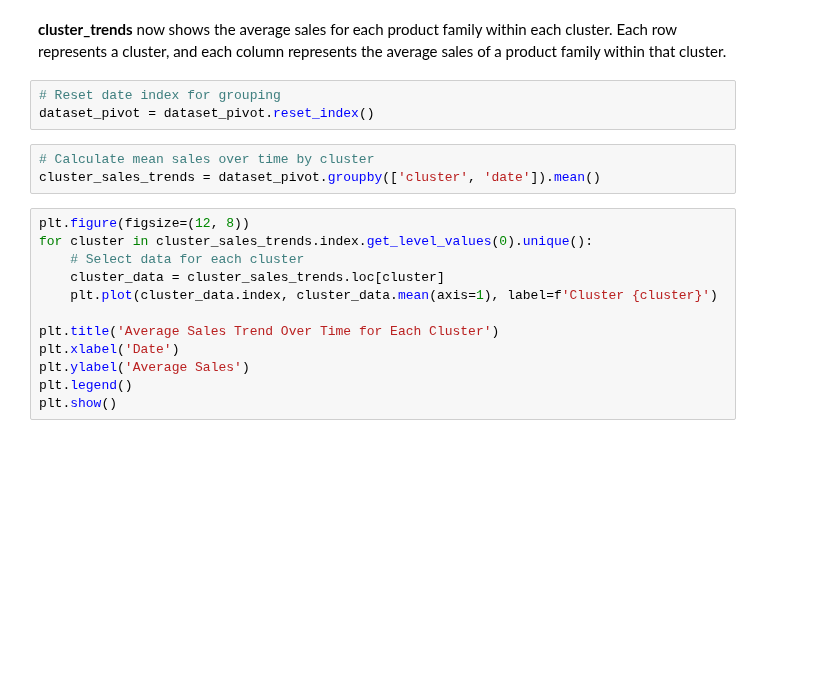
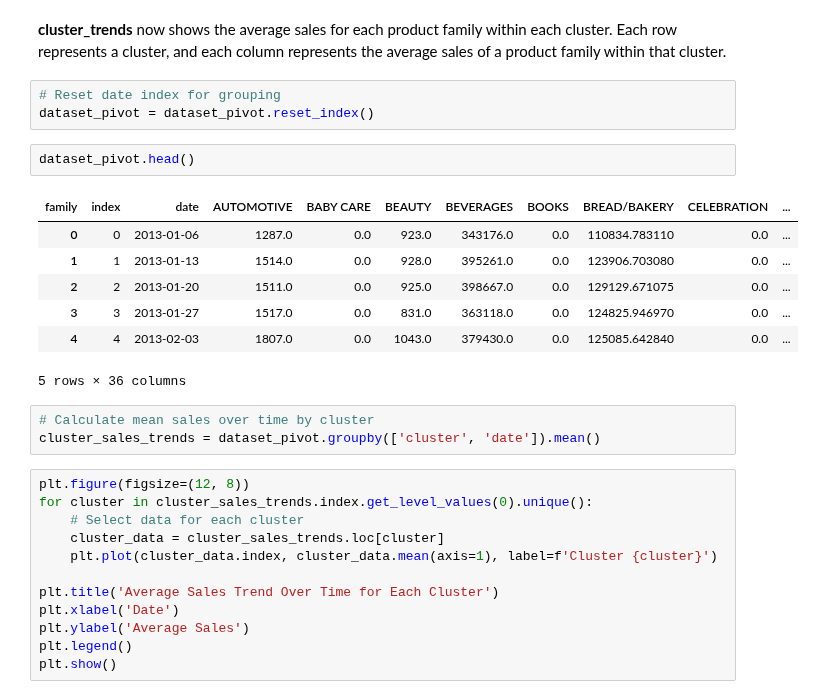
Before and after one commit to Darknight47/Data-Science-Project-01, a Jupyter notebook: ecuador_prediction.ipynb, the cells around one changed output. Saved outputs shown, nothing was run; the diff lists cells and outputs as text; blank space fills up the shorter version.

```diff
--- a/ecuador_prediction.ipynb
+++ b/ecuador_prediction.ipynb
@@ -336,6 +336,16 @@ cluster_trends.head()
 # %%
 # Reset date index for grouping
 dataset_pivot = dataset_pivot.reset_index()
+# %%
+dataset_pivot.head()
+# %% [output]
+| family | index | date | AUTOMOTIVE | BABY CARE | BEAUTY | BEVERAGES | BOOKS | BREAD/BAKERY | CELEBRATION | ... |
+| 0 | 0 | 2013-01-06 | 1287.0 | 0.0 | 923.0 | 343176.0 | 0.0 | 110834.783110 | 0.0 | ... |
+| 1 | 1 | 2013-01-13 | 1514.0 | 0.0 | 928.0 | 395261.0 | 0.0 | 123906.703080 | 0.0 | ... |
+| 2 | 2 | 2013-01-20 | 1511.0 | 0.0 | 925.0 | 398667.0 | 0.0 | 129129.671075 | 0.0 | ... |
+| 3 | 3 | 2013-01-27 | 1517.0 | 0.0 | 831.0 | 363118.0 | 0.0 | 124825.946970 | 0.0 | ... |
+| 4 | 4 | 2013-02-03 | 1807.0 | 0.0 | 1043.0 | 379430.0 | 0.0 | 125085.642840 | 0.0 | ... |
+5 rows × 36 columns
 # %%
 # Calculate mean sales over time by cluster
 cluster_sales_trends = dataset_pivot.groupby(['cluster', 'date']).mean()
```
Also changed, not shown: 1 other file.
